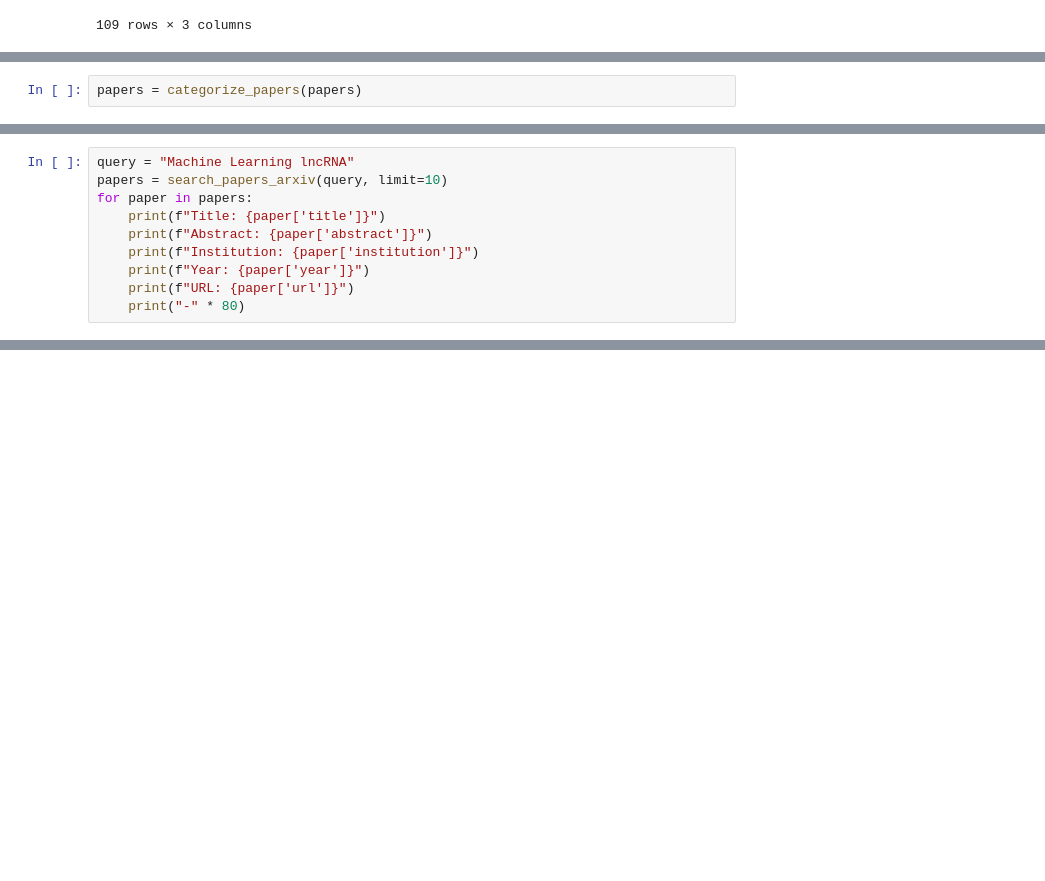
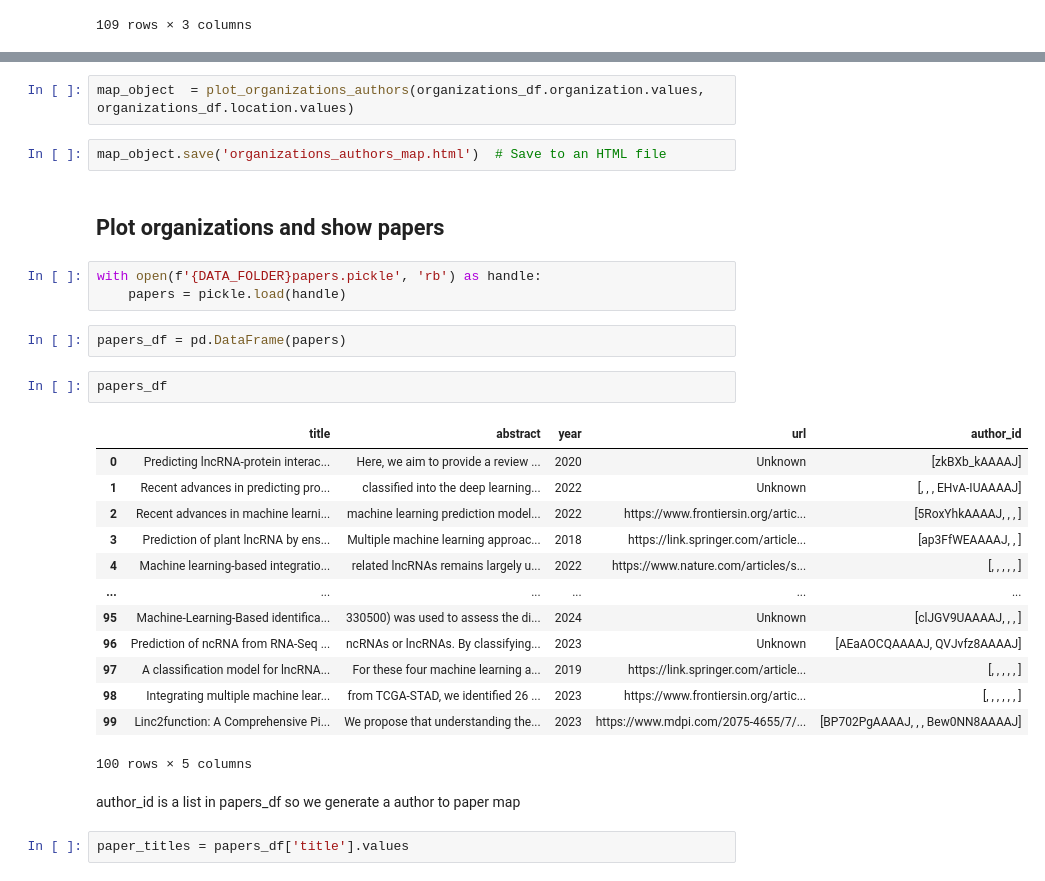
Before and after one commit to seyedrezamirkhani/ml-lncRNA, a Jupyter notebook: src/notebooks/05-plot-locations.ipynb, the cells around one changed output, grey strips where cells are left out. Drawn from its saved outputs; the diff is of its cells as text; blank space fills up the shorter version.

Commit message:
made org/paper plot and removed extra cells

```diff
--- a/src/notebooks/05-plot-locations.ipynb
+++ b/src/notebooks/05-plot-locations.ipynb
@@ -767,2 +171,0 @@ papers = search_papers(query, limit=50)
-# %%
-papers = categorize_papers(papers)
@@ -779,10 +171,0 @@ type(papers[0]['institution'].value)
-# %%
-query = "Machine Learning lncRNA"
-papers = search_papers_arxiv(query, limit=10)
-for paper in papers:
-    print(f"Title: {paper['title']}")
-    print(f"Abstract: {paper['abstract']}")
-    print(f"Institution: {paper['institution']}")
-    print(f"Year: {paper['year']}")
-    print(f"URL: {paper['url']}")
-    print("-" * 80)
@@ -790,0 +211,31 @@ AttributeError: 'Author' object has no attribute 'affiliation'
+# %%
+map_object  = plot_organizations_authors(organizations_df.organization.values, organizations_df.location.values)
+# %%
+map_object.save('organizations_authors_map.html')  # Save to an HTML file
+# %% [markdown]
+## Plot organizations and show papers
+# %%
+with open(f'{DATA_FOLDER}papers.pickle', 'rb') as handle:
+    papers = pickle.load(handle)
+# %%
+papers_df = pd.DataFrame(papers)
+# %%
+papers_df
+# %% [output]
+|  | title | abstract | year | url | author_id |
+| 0 | Predicting lncRNA-protein interac... | Here, we aim to provide a review ... | 2020 | Unknown | [zkBXb_kAAAAJ] |
+| 1 | Recent advances in predicting pro... | classified into the deep learning... | 2022 | Unknown | [, , , EHvA-IUAAAAJ] |
+| 2 | Recent advances in machine learni... | machine learning prediction model... | 2022 | https://www.frontiersin.org/artic... | [5RoxYhkAAAAJ, , , ] |
+| 3 | Prediction of plant lncRNA by ens... | Multiple machine learning approac... | 2018 | https://link.springer.com/article... | [ap3FfWEAAAAJ, , ] |
+| 4 | Machine learning-based integratio... | related lncRNAs remains largely u... | 2022 | https://www.nature.com/articles/s... | [, , , , , ] |
+| ... | ... | ... | ... | ... | ... |
+| 95 | Machine-Learning-Based identifica... | 330500) was used to assess the di... | 2024 | Unknown | [clJGV9UAAAAJ, , , ] |
+| 96 | Prediction of ncRNA from RNA-Seq ... | ncRNAs or lncRNAs. By classifying... | 2023 | Unknown | [AEaAOCQAAAAJ, QVJvfz8AAAAJ] |
+| 97 | A classification model for lncRNA... | For these four machine learning a... | 2019 | https://link.springer.com/article... | [, , , , , ] |
+| 98 | Integrating multiple machine lear... | from TCGA-STAD, we identified 26 ... | 2023 | https://www.frontiersin.org/artic... | [, , , , , , ] |
+| 99 | Linc2function: A Comprehensive Pi... | We propose that understanding the... | 2023 | https://www.mdpi.com/2075-4655/7/... | [BP702PgAAAAJ, , , Bew0NN8AAAAJ] |
+100 rows × 5 columns
+# %% [markdown]
+author_id is a list in papers_df so we generate a author to paper map
+# %%
+paper_titles = papers_df['title'].values
```
Also changed, not shown: parts of 88 cells of this notebook.
